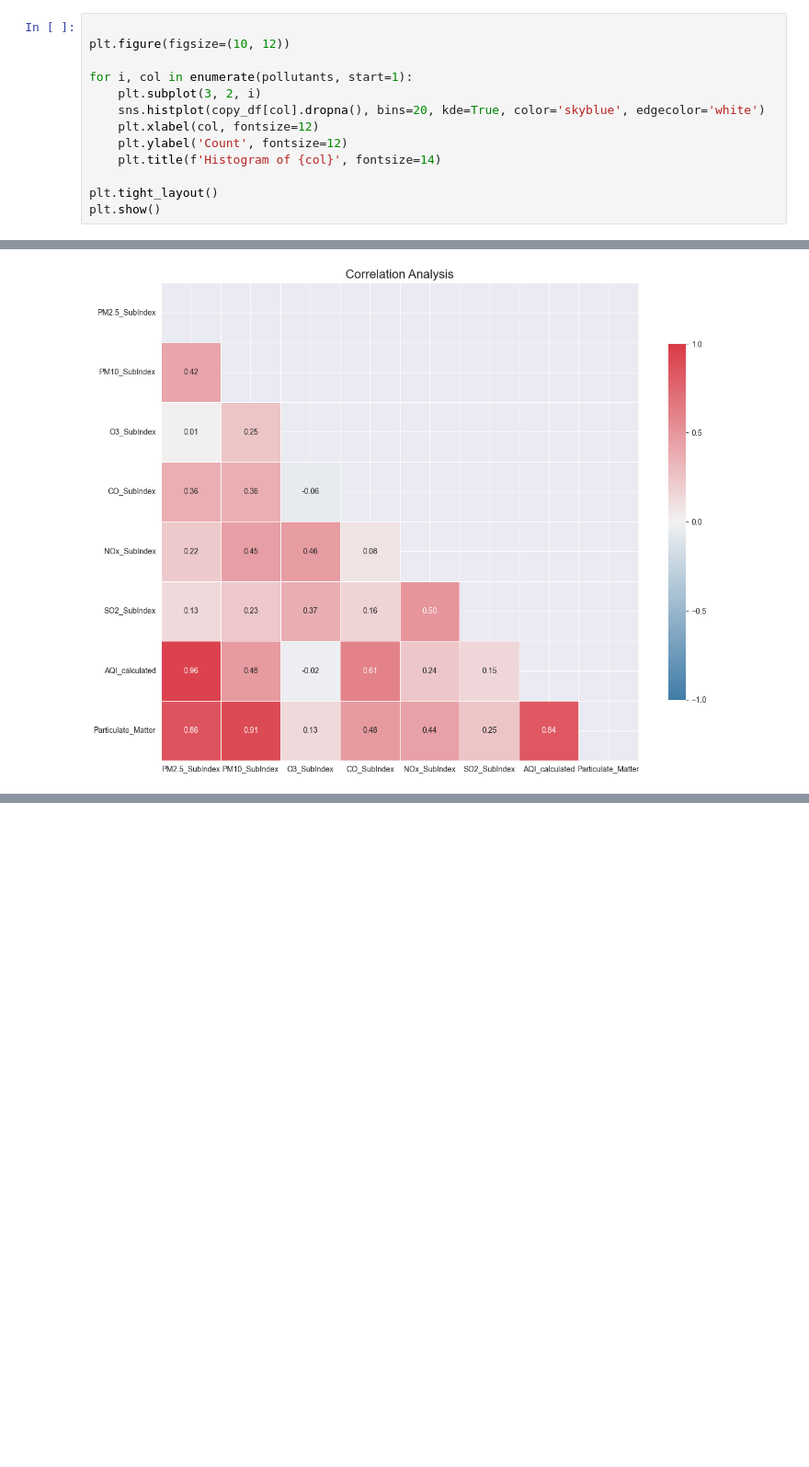
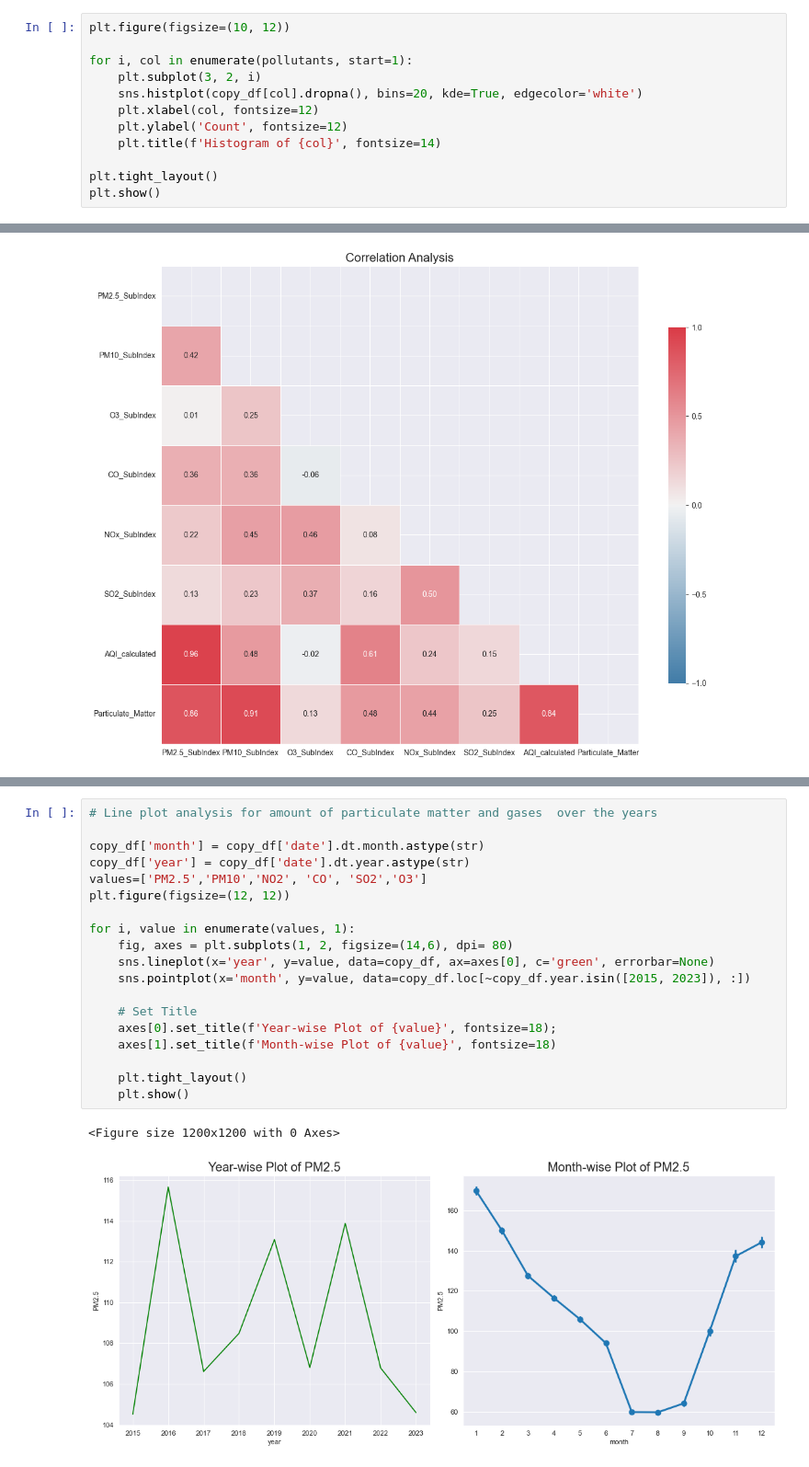
Before and after one commit to Devesh061102/03-Air-Quality-Index-Predictor, a Jupyter notebook: research/02_data_analysis.ipynb, the cells around one changed output, grey strips where cells are left out. Shown at 92% size. Drawn from its saved outputs; the diff is of its cells as text; blank space fills up the shorter version.

```diff
--- a/research/02_data_analysis.ipynb
+++ b/research/02_data_analysis.ipynb
@@ -689,12 +668,11 @@ plt.show()
 # %% [markdown]
 ## 5.4 Distribuiton of various gases and particulate in air
 # %%
-
 plt.figure(figsize=(10, 12))
 
 for i, col in enumerate(pollutants, start=1):
     plt.subplot(3, 2, i)
-    sns.histplot(copy_df[col].dropna(), bins=20, kde=True, color='skyblue', edgecolor='white')
+    sns.histplot(copy_df[col].dropna(), bins=20, kde=True, edgecolor='white')
     plt.xlabel(col, fontsize=12)
     plt.ylabel('Count', fontsize=12)
     plt.title(f'Histogram of {col}', fontsize=14)
@@ -1004,0 +999,22 @@ plt.show()
+# %%
+# Line plot analysis for amount of particulate matter and gases  over the years
+
+copy_df['month'] = copy_df['date'].dt.month.astype(str)
+copy_df['year'] = copy_df['date'].dt.year.astype(str)
+values=['PM2.5','PM10','NO2', 'CO', 'SO2','O3']
+plt.figure(figsize=(12, 12))
+
+for i, value in enumerate(values, 1):
+    fig, axes = plt.subplots(1, 2, figsize=(14,6), dpi= 80)
+    sns.lineplot(x='year', y=value, data=copy_df, ax=axes[0], c='green', errorbar=None)
+    sns.pointplot(x='month', y=value, data=copy_df.loc[~copy_df.year.isin([2015, 2023]), :])
+
+    # Set Title
+    axes[0].set_title(f'Year-wise Plot of {value}', fontsize=18);
+    axes[1].set_title(f'Month-wise Plot of {value}', fontsize=18)
+
+    plt.tight_layout()
+    plt.show()
+# %% [output]
+<Figure size 1200x1200 with 0 Axes>
+[figure, added]
```
Also changed, not shown: parts of 23 cells of this notebook, 5 other files.
